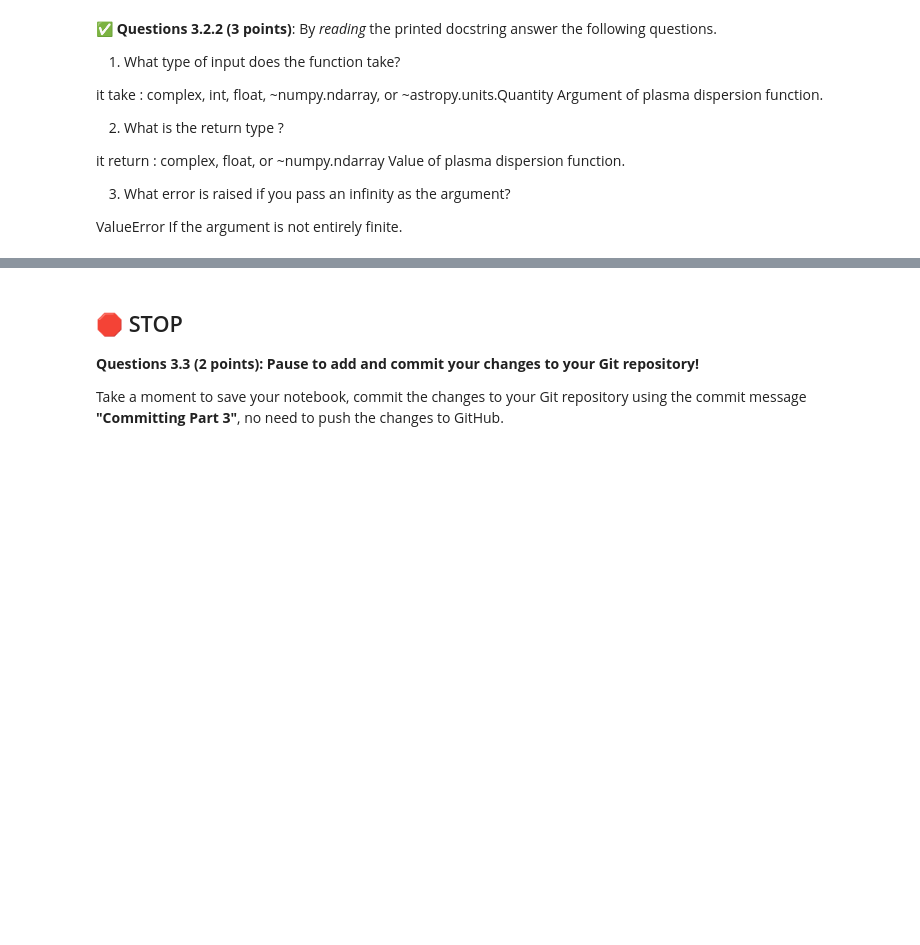
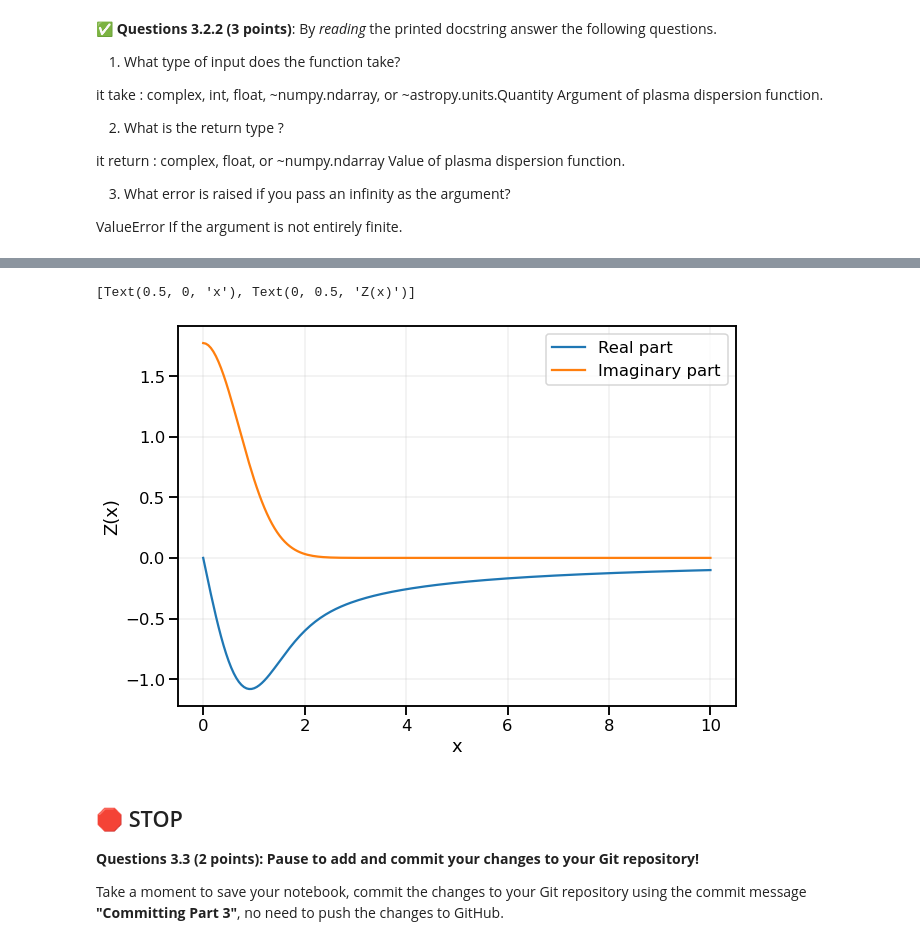
Before and after one commit to Kikuchanw/cmse202-f22-turnin, a Jupyter notebook: HW-01_Haizhouwang.ipynb, the cells around one changed output, grey strips where cells are left out. Cells and saved outputs as stored; diff of their text form; code cells hidden in the pictures; blank space fills up the shorter version.

```diff
--- a/HW-01_Haizhouwang.ipynb
+++ b/HW-01_Haizhouwang.ipynb
@@ -410,14 +410,14 @@ It should look like this
 import seaborn as sns
 sns.set_context("talk")
 
-x = np.linspace(0.0, 2, 200)
+x = np.linspace(0.0, 10, 200)
 # Calculate the plasma dispersion function here
 ya = ppd.plasma_dispersion_func(x)
-yb = pdd
+yb = imag(ppd.plasma_dispersion_func(x))
 fig, ax = plt.subplots(figsize = (10, 7))
 # Plot the real part and imaginary part
-ax.plot(x, ???, label = "Real part")
-ax.plot(x, ???, label = "Imaginary part")
+ax.plot(x, ya, label = "Real part")
+ax.plot(x, yb, label = "Imaginary part")
 ax.grid(alpha = 0.2)
 ax.legend()
 ax.set( xlabel = r"x", ylabel = r"Z(x)")
@@ -426,3 +427,5 @@ SyntaxError: invalid syntax (<ipython-input-4-33d4e32ac073>, line 11)
+[Text(0.5, 0, 'x'), Text(0, 0.5, 'Z(x)')]
+[figure, added]
 # %% [markdown]
 ## &#128721; STOP
 **Questions 3.3 (2 points): Pause to add and commit your changes to your Git repository!**
```
Also changed, not shown: parts of 2 cells of this notebook.
